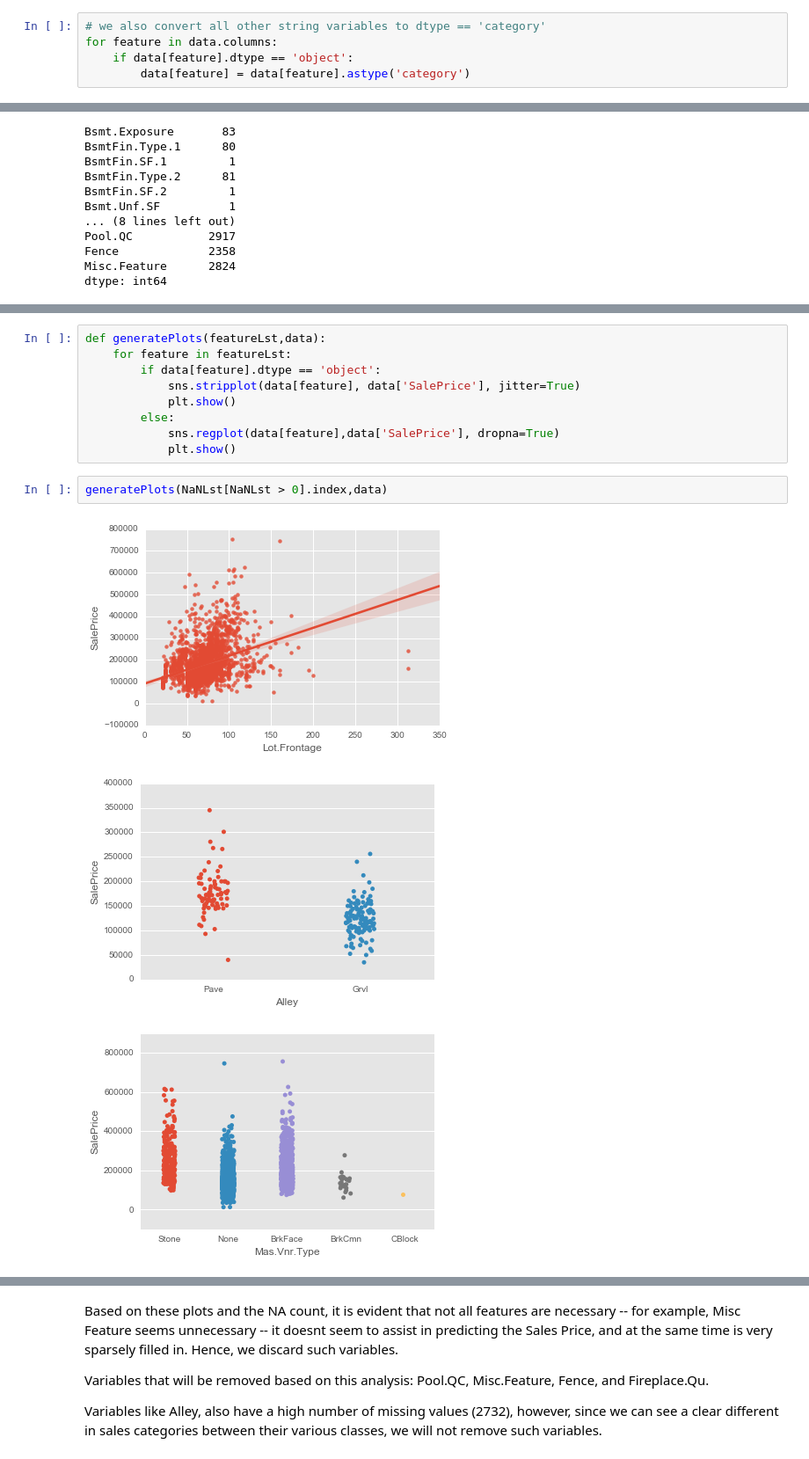
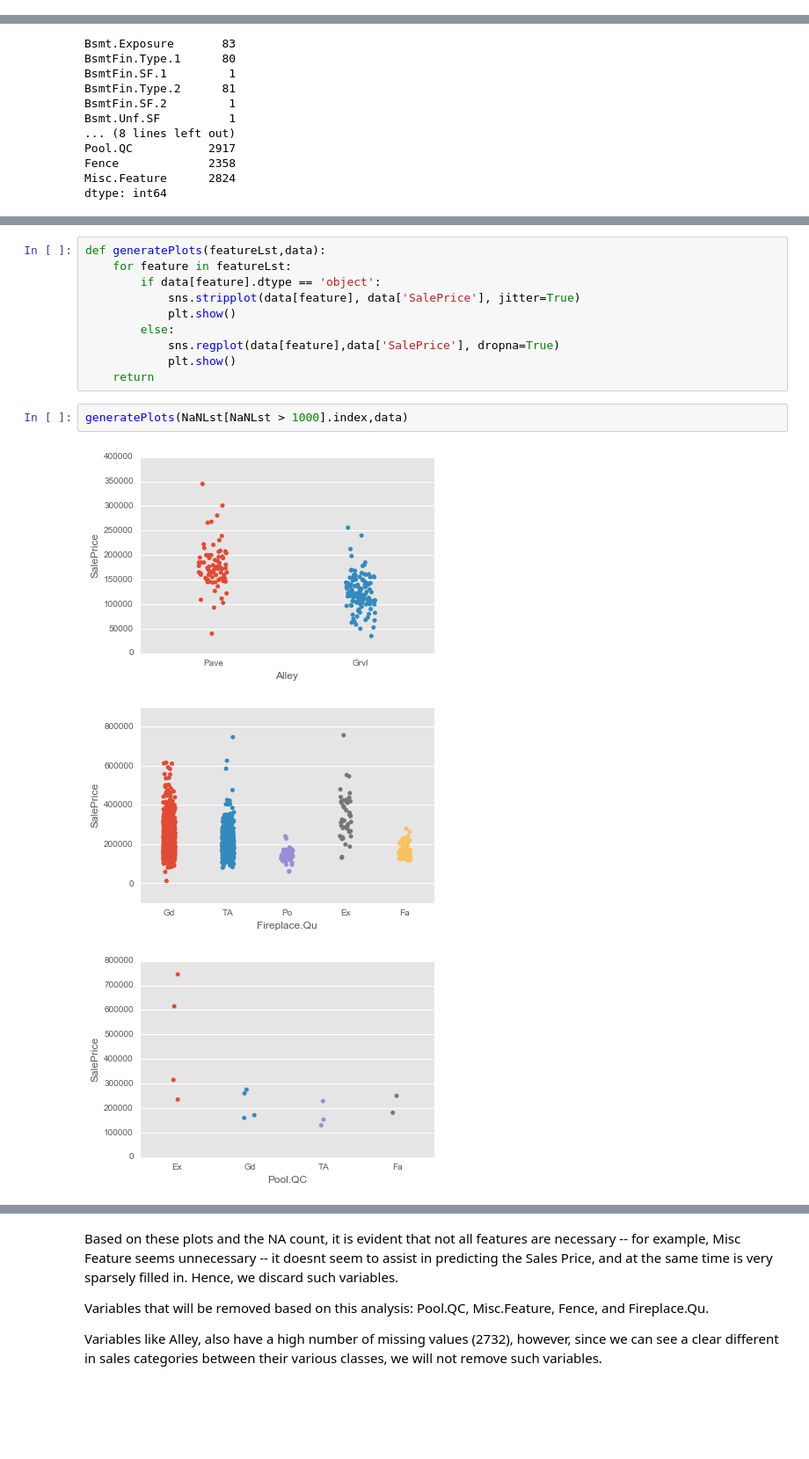
Before and after one commit to ysriram1/Analyzing-Housing-Data, a Jupyter notebook: Exploring Housing Data.ipynb, the cells around one changed output, grey strips where cells are left out. Shown at 88% size. Cells and saved outputs as stored; diff of their text form; blank space fills up the shorter version.

Commit message:
added more data exploration work

```diff
--- a/Exploring Housing Data.ipynb
+++ b/Exploring Housing Data.ipynb
@@ -45,11 +45,6 @@ data['Garage.Yr.Blt'] = data['Garage.Yr.Blt'].astype('str') # year
 data['Garage.Cars'] = data['Garage.Cars'].astype('str') # month
 data['Mo.Sold'] = data['Mo.Sold'].astype('str') # year
 data['Yr.Sold'] = data['Yr.Sold'].astype('str') # month
-# %%
-# we also convert all other string variables to dtype == 'category'
-for feature in data.columns:
-    if data[feature].dtype == 'object':
-        data[feature] = data[feature].astype('category')
 # %%
 # clean the data
 ## remove unnecessary features (PID, Order)
@@ -92,9 +88,10 @@ def generatePlots(featureLst,data):
         else:
             sns.regplot(data[feature],data['SalePrice'], dropna=True)
             plt.show()
+    return
 # %%
-generatePlots(NaNLst[NaNLst > 0].index,data)
+generatePlots(NaNLst[NaNLst > 1000].index,data)
 # %% [output]
-[figure, old version]
+[figure, new version]
-[figure, old version]
+[figure, new version]
-[figure, old version]
+[figure, new version]
```
Also changed, not shown: parts of 7 cells of this notebook.
